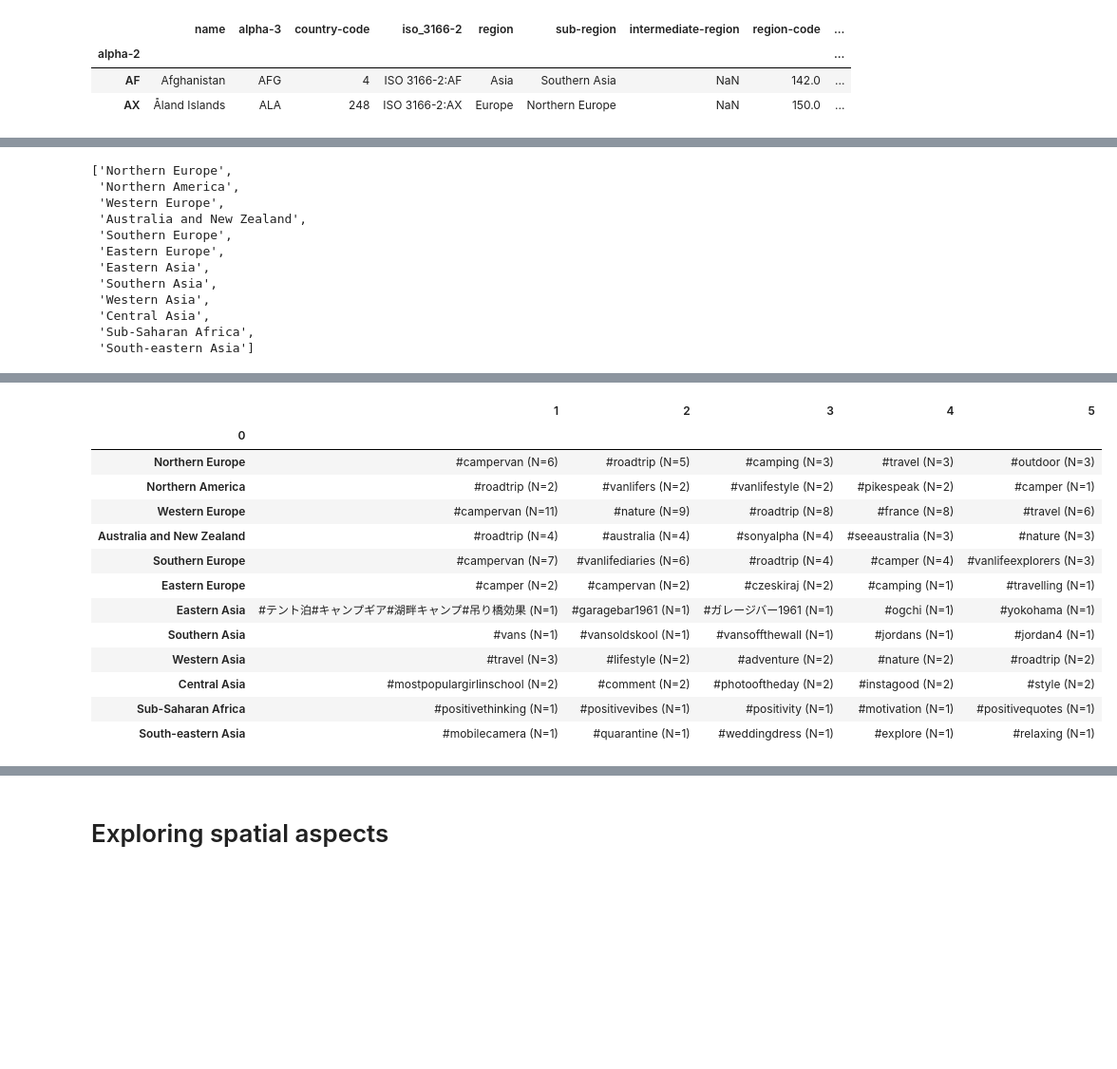
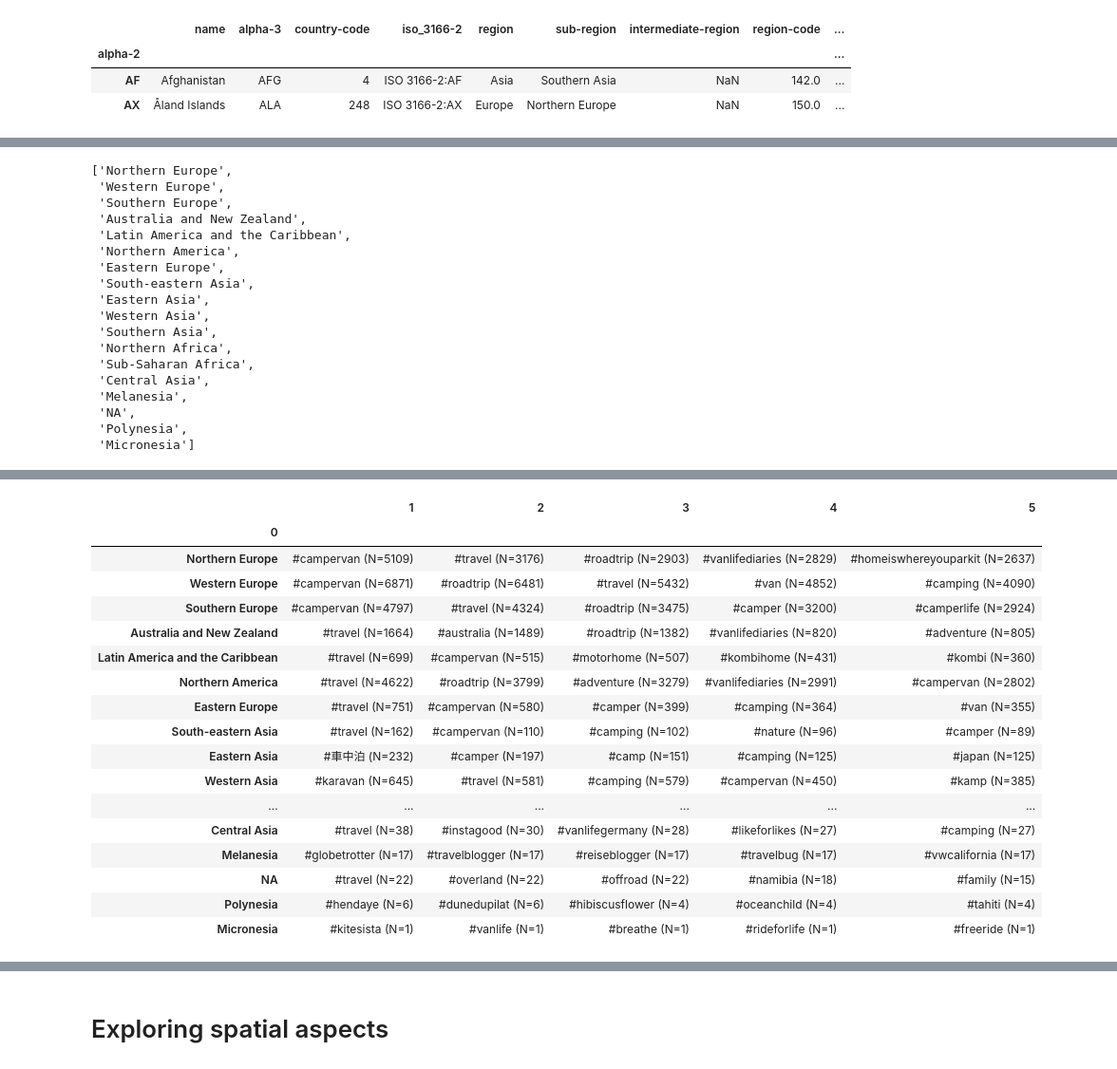
Before and after one commit to kasev/instagram_webscraping, a Jupyter notebook: scripts/instagram_analysis.ipynb, the cells around one changed output, grey strips where cells are left out. Shown at 95% size. Saved outputs shown, nothing was run; the diff lists cells and outputs as text; code cells hidden in the pictures; blank space fills up the shorter version.

```diff
--- a/scripts/instagram_analysis.ipynb
+++ b/scripts/instagram_analysis.ipynb
@@ -73,0 +62,13 @@ len(testing_vanlife_df)
+# %%
+%%time
+# measure cell execution time
+
+
+# open the first datafile
+posts = sddk.read_file("instagram_webscraping" + "/" + sorted_filenames[0], "df", conf)
+# append the remaining files to it:
+for filename in sorted_filenames[1:]:
+    actual_df = sddk.read_file("instagram_webscraping" + "/" + filename, "df", conf)
+    posts = pd.concat([posts, actual_df])
+# how many posts we have?
+len(posts)
@@ -88,10 +109,10 @@ def column_returner(abbr, column):
     try: return country_codes_variants.at[abbr, column]
     except: return abbr
 
-testing_vanlife_df["country_code_new"] = testing_vanlife_df.apply(lambda row: column_returner(row["country_code"], "alpha-3"), axis=1)
-testing_vanlife_df["country"] = testing_vanlife_df.apply(lambda row: column_returner(row["country_code"], "name"), axis=1)
-testing_vanlife_df["region"] = testing_vanlife_df.apply(lambda row: column_returner(row["country_code"], "region"), axis=1)
-testing_vanlife_df["subregion"] = testing_vanlife_df.apply(lambda row: column_returner(row["country_code"], "sub-region"), axis=1)
+posts["country_code_new"] = posts.apply(lambda row: column_returner(row["country_code"], "alpha-3"), axis=1)
+posts["country"] = posts.apply(lambda row: column_returner(row["country_code"], "name"), axis=1)
+posts["region"] = posts.apply(lambda row: column_returner(row["country_code"], "region"), axis=1)
+posts["subregion"] = posts.apply(lambda row: column_returner(row["country_code"], "sub-region"), axis=1)
 
-testing_vanlife_df.head(2)
+posts.head(2)
 # %% [output]
@@ -108,7 +127,7 @@ def get_most_popular_hashtags(input_dataframe, column, value, number):
     hashtags_list = []
     hashtags_list_of_lists = actual_df["hashtags"].tolist()
     for post_hashatag_list in hashtags_list_of_lists:
-        hashtags_list = hashtags_list + post_hashatag_list
+        hashtags_list.extend(post_hashatag_list)
     most_frequent = nltk.FreqDist(hashtags_list).most_common(number + 1)
     most_frequent = ["#" + element[0] + " (N=" + str(element[1]) + ")" for element in most_frequent]
     return most_frequent[1:]
@@ -123,23 +142,32 @@ get_most_popular_hashtags(testing_vanlife_df, "subregion", "Northern Europe", 5)
 # %%
-unique_subregions = [subr for subr in testing_vanlife_df["subregion"].unique() if (subr != None) and (subr != "")]
+unique_subregions = [subr for subr in posts["subregion"].unique() if (subr != None) and (subr != "")]
 unique_subregions
 # %% [output]
 ['Northern Europe',
+ 'Western Europe',
+ 'Southern Europe',
+ 'Australia and New Zealand',
+ 'Latin America and the Caribbean',
  'Northern America',
- 'Western Europe',
- 'Australia and New Zealand',
- 'Southern Europe',
  'Eastern Europe',
+ 'South-eastern Asia',
  'Eastern Asia',
+ 'Western Asia',
  'Southern Asia',
- 'Western Asia',
+ 'Northern Africa',
+ 'Sub-Saharan Africa',
  'Central Asia',
- 'Sub-Saharan Africa',
- 'South-eastern Asia']
+ 'Melanesia',
+ 'NA',
+ 'Polynesia',
+ 'Micronesia']
 # %%
+%%time
+# takes time with large datasets...
+
 hashtags_subregion = []
 for element in unique_subregions:
-    hashtags_subregion.append([element] + get_most_popular_hashtags(testing_vanlife_df, "subregion", element, 5))
+    hashtags_subregion.append([element] + get_most_popular_hashtags(posts, "subregion", element, 5))
 
 hashtags_subregion_df = pd.DataFrame(hashtags_subregion)
 hashtags_subregion_df.set_index(0, inplace=True)
@@ -148,15 +178,19 @@ hashtags_subregion_df
 |  | 1 | 2 | 3 | 4 | 5 |
 | 0 |  |  |  |  |  |
-| Northern Europe | #campervan (N=6) | #roadtrip (N=5) | #camping (N=3) | #travel (N=3) | #outdoor (N=3) |
-| Northern America | #roadtrip (N=2) | #vanlifers (N=2) | #vanlifestyle (N=2) | #pikespeak (N=2) | #camper (N=1) |
-| Western Europe | #campervan (N=11) | #nature (N=9) | #roadtrip (N=8) | #france (N=8) | #travel (N=6) |
-| Australia and New Zealand | #roadtrip (N=4) | #australia (N=4) | #sonyalpha (N=4) | #seeaustralia (N=3) | #nature (N=3) |
-| Southern Europe | #campervan (N=7) | #vanlifediaries (N=6) | #roadtrip (N=4) | #camper (N=4) | #vanlifeexplorers (N=3) |
-| Eastern Europe | #camper (N=2) | #campervan (N=2) | #czeskiraj (N=2) | #camping (N=1) | #travelling (N=1) |
-| Eastern Asia | #テント泊#キャンプギア#湖畔キャンプ#吊り橋効果 (N=1) | #garagebar1961 (N=1) | #ガレージバー1961 (N=1) | #ogchi (N=1) | #yokohama (N=1) |
-| Southern Asia | #vans (N=1) | #vansoldskool (N=1) | #vansoffthewall (N=1) | #jordans (N=1) | #jordan4 (N=1) |
-| Western Asia | #travel (N=3) | #lifestyle (N=2) | #adventure (N=2) | #nature (N=2) | #roadtrip (N=2) |
-| Central Asia | #mostpopulargirlinschool (N=2) | #comment (N=2) | #photooftheday (N=2) | #instagood (N=2) | #style (N=2) |
-| Sub-Saharan Africa | #positivethinking (N=1) | #positivevibes (N=1) | #positivity (N=1) | #motivation (N=1) | #positivequotes (N=1) |
-| South-eastern Asia | #mobilecamera (N=1) | #quarantine (N=1) | #weddingdress (N=1) | #explore (N=1) | #relaxing (N=1) |
+| Northern Europe | #campervan (N=5109) | #travel (N=3176) | #roadtrip (N=2903) | #vanlifediaries (N=2829) | #homeiswhereyouparkit (N=2637) |
+| Western Europe | #campervan (N=6871) | #roadtrip (N=6481) | #travel (N=5432) | #van (N=4852) | #camping (N=4090) |
+| Southern Europe | #campervan (N=4797) | #travel (N=4324) | #roadtrip (N=3475) | #camper (N=3200) | #camperlife (N=2924) |
+| Australia and New Zealand | #travel (N=1664) | #australia (N=1489) | #roadtrip (N=1382) | #vanlifediaries (N=820) | #adventure (N=805) |
+| Latin America and the Caribbean | #travel (N=699) | #campervan (N=515) | #motorhome (N=507) | #kombihome (N=431) | #kombi (N=360) |
+| Northern America | #travel (N=4622) | #roadtrip (N=3799) | #adventure (N=3279) | #vanlifediaries (N=2991) | #campervan (N=2802) |
+| Eastern Europe | #travel (N=751) | #campervan (N=580) | #camper (N=399) | #camping (N=364) | #van (N=355) |
+| South-eastern Asia | #travel (N=162) | #campervan (N=110) | #camping (N=102) | #nature (N=96) | #camper (N=89) |
+| Eastern Asia | #車中泊 (N=232) | #camper (N=197) | #camp (N=151) | #camping (N=125) | #japan (N=125) |
+| Western Asia | #karavan (N=645) | #travel (N=581) | #camping (N=579) | #campervan (N=450) | #kamp (N=385) |
+| ... | ... | ... | ... | ... | ... |
+| Central Asia | #travel (N=38) | #instagood (N=30) | #vanlifegermany (N=28) | #likeforlikes (N=27) | #camping (N=27) |
+| Melanesia | #globetrotter (N=17) | #travelblogger (N=17) | #reiseblogger (N=17) | #travelbug (N=17) | #vwcalifornia (N=17) |
+| NA | #travel (N=22) | #overland (N=22) | #offroad (N=22) | #namibia (N=18) | #family (N=15) |
+| Polynesia | #hendaye (N=6) | #dunedupilat (N=6) | #hibiscusflower (N=4) | #oceanchild (N=4) | #tahiti (N=4) |
+| Micronesia | #kitesista (N=1) | #vanlife (N=1) | #breathe (N=1) | #rideforlife (N=1) | #freeride (N=1) |
 # %%
```
Also changed, not shown: parts of 43 cells of this notebook, 2 other files.
